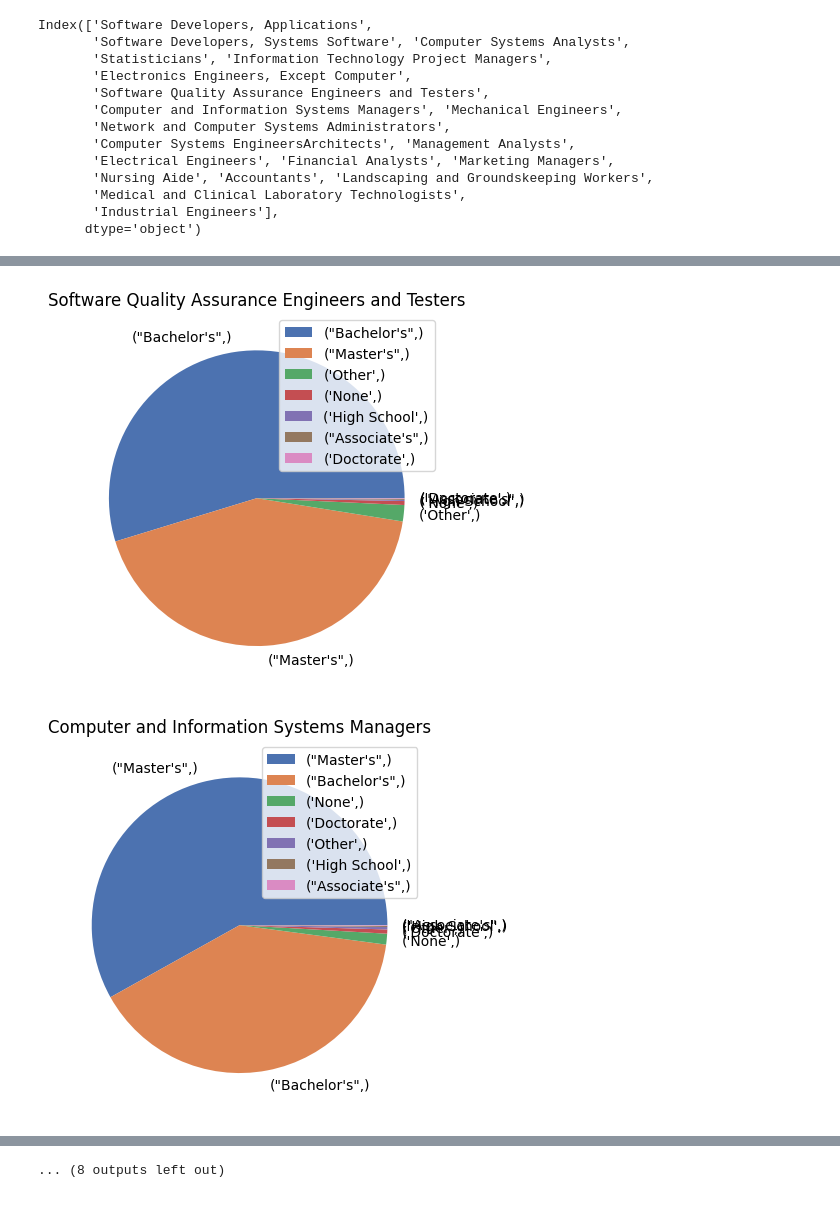
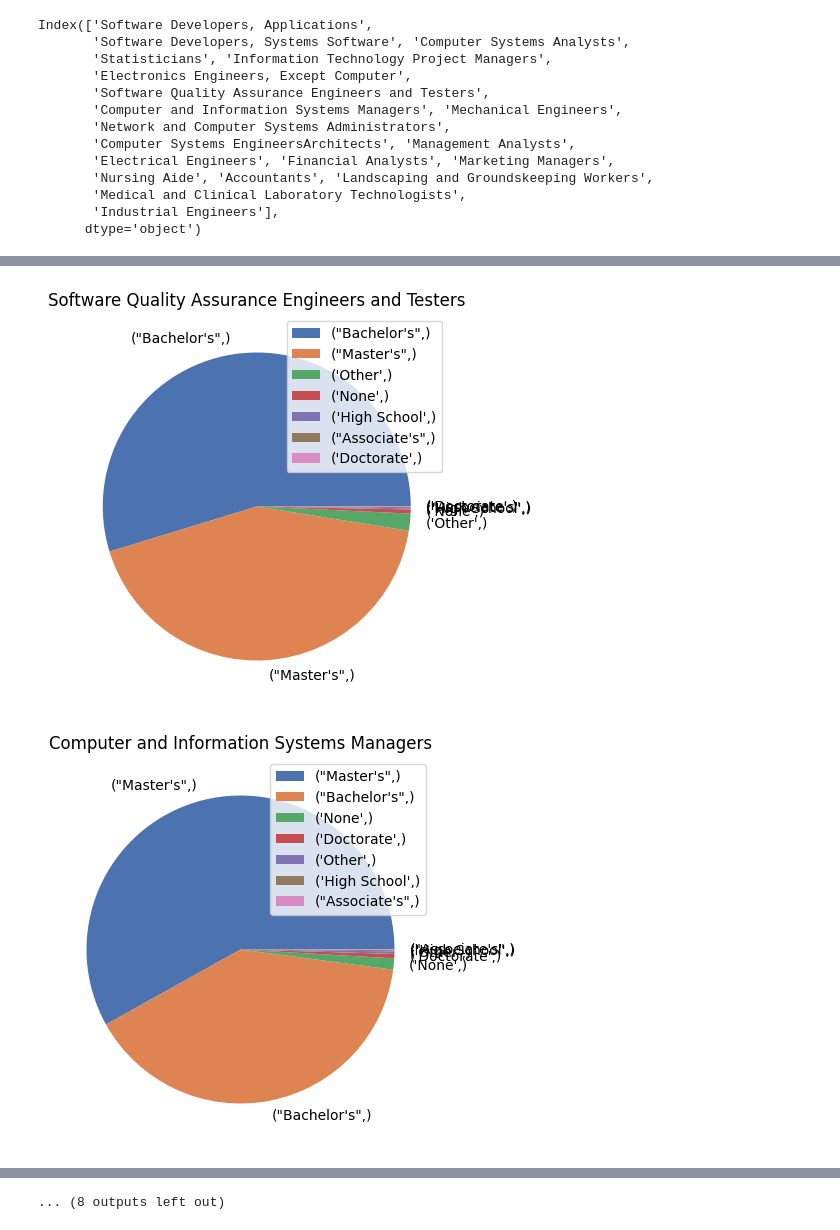
Before and after one commit to cindydao95/Exploration-Data-Analysis-on-US-Immigrants-PERM-Applications-Quarter-4-2022, a Jupyter notebook: src/notebook/perm-data-analytics.ipynb, the cells around one changed output, grey strips where cells are left out. Drawn from its saved outputs; the diff is of its cells as text; code cells hidden in the pictures.

```diff
--- a/src/notebook/perm-data-analytics.ipynb
+++ b/src/notebook/perm-data-analytics.ipynb
@@ -155,6 +115,8 @@ df1.loc[df1['WORKSITE_STATE']=="TEXAS",["PW_SOC_TITLE"]].value_counts()[:10].plo
 # %%
 for state in top_state:
-    df1.loc[df1['WORKSITE_STATE']==state,["PW_SOC_TITLE"]].value_counts()[:15].plot(kind="pie")
+    x = df1.loc[df1['WORKSITE_STATE']==state, ['PW_SOC_TITLE']].value_counts()[:10].values
+    labels =  df1.loc[df1['WORKSITE_STATE']==state, ['PW_SOC_TITLE']].value_counts()[:10].index
     plt.title(state)
+    plt.pie(x = x, labels = labels, colors = palette_color)
     plt.show()
 # %% [output]
@@ -186,7 +148,8 @@ palette_color = sns.color_palette('deep')
 # %%
 for job in top_job_titles:
-    x = list(df1.loc[df1.PW_SOC_TITLE == job,['MINIMUM_EDUCATION']].value_counts().values)
-    labels = df1.loc[df1.PW_SOC_TITLE == job,['MINIMUM_EDUCATION']].value_counts().index.to_list()
+    x = df1.loc[df1.PW_SOC_TITLE == job,['MINIMUM_EDUCATION']].value_counts().values
+    labels = df1.loc[df1.PW_SOC_TITLE == job,['MINIMUM_EDUCATION']].value_counts().index
+    plt.figure(figsize=(10,5))
     plt.pie(x=x,labels=labels,colors=palette_color)
     plt.title(job)
     plt.legend()
@@ -201,2 +164,2 @@ for job in top_job_titles:
-[figure, old version]
+[figure, new version]
-[figure, old version]
+[figure, new version]
```
Also changed, not shown: parts of 38 cells of this notebook.
